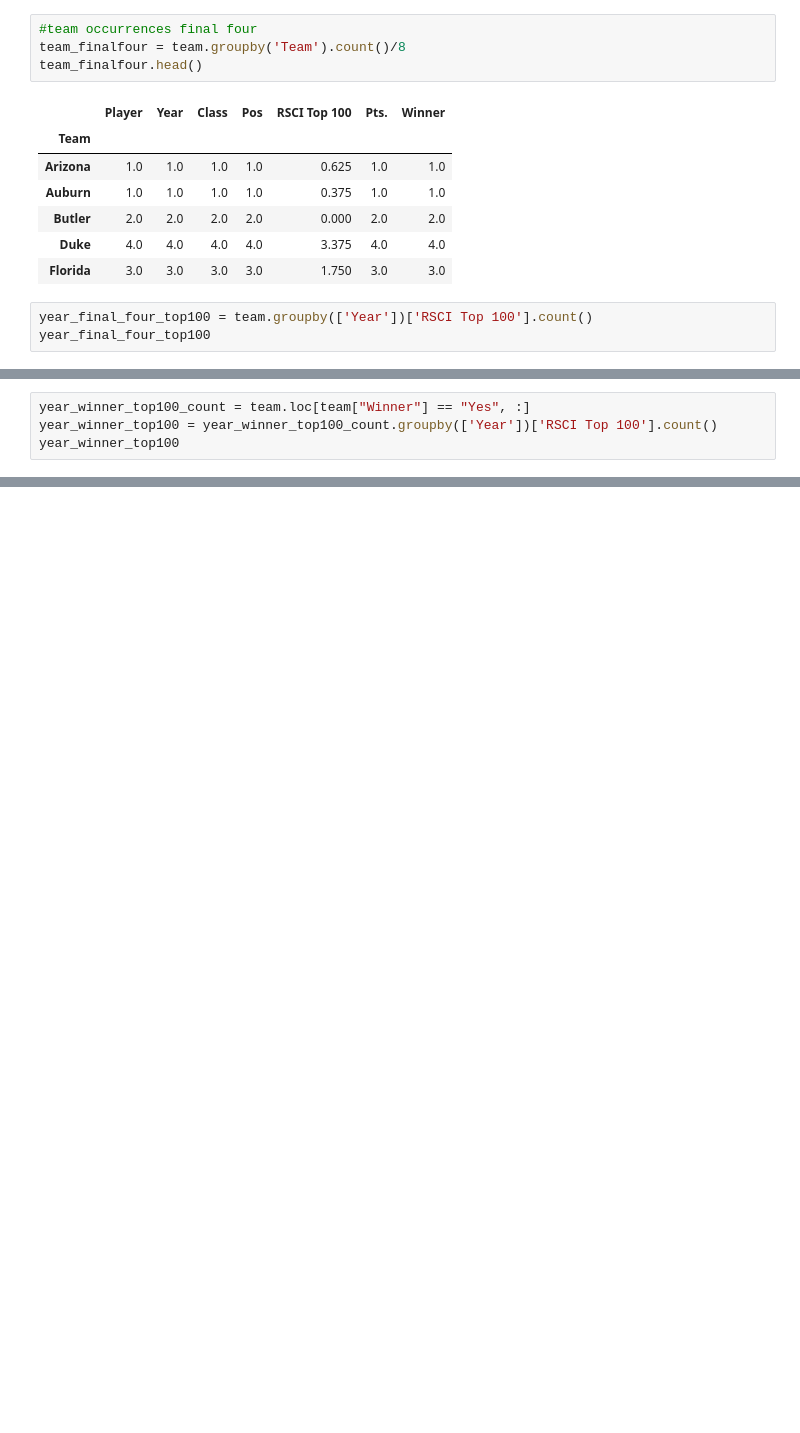
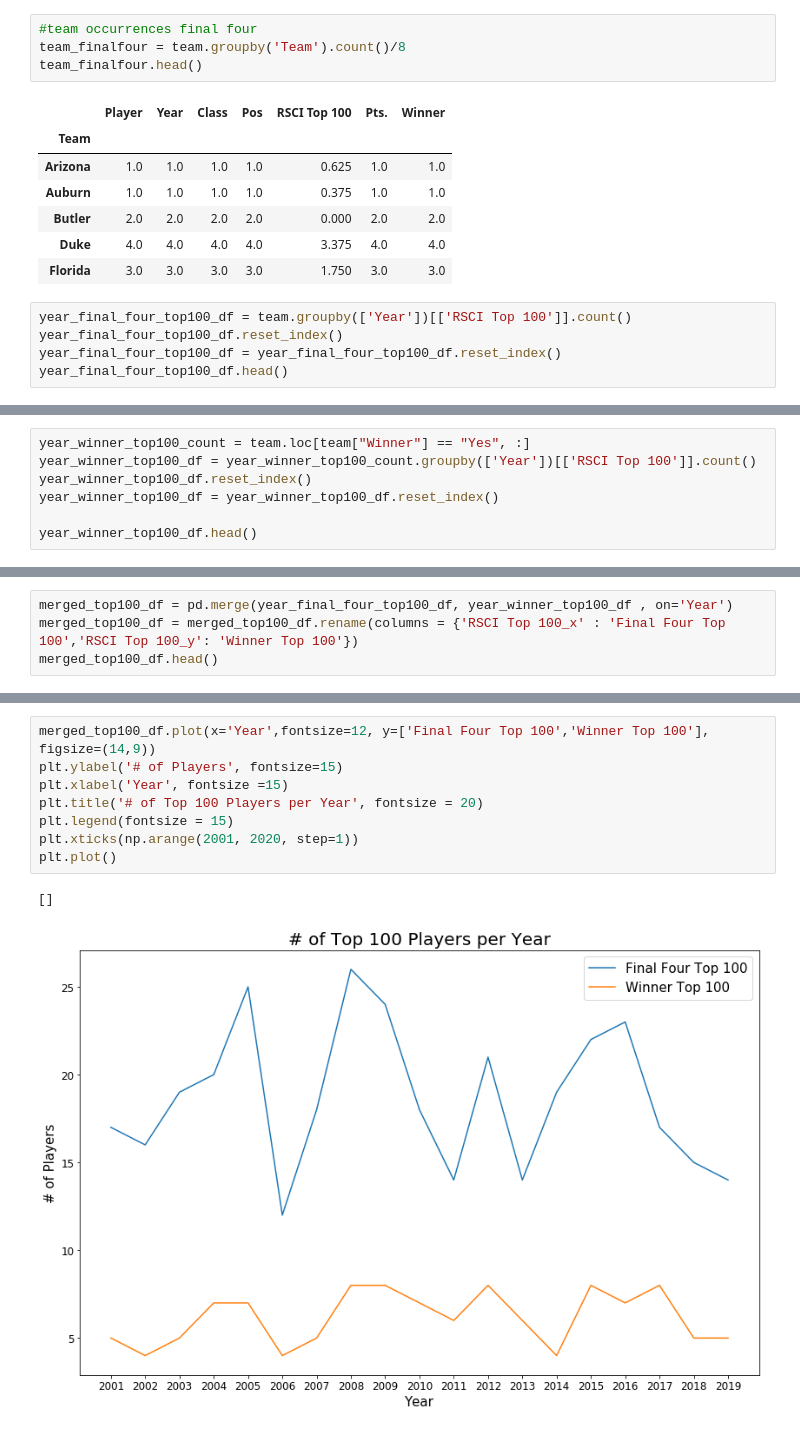
Before and after one commit to krosss1/1stProject_CollegeBBallAnalysis, a Jupyter notebook: first draft.ipynb, the cells around one changed output, grey strips where cells are left out. Cells and saved outputs as stored; diff of their text form; blank space fills up the shorter version.

```diff
--- a/first draft.ipynb
+++ b/first draft.ipynb
@@ -364,6 +152,8 @@ team_finalfour.head()
 | Duke | 4.0 | 4.0 | 4.0 | 4.0 | 3.375 | 4.0 | 4.0 |
 | Florida | 3.0 | 3.0 | 3.0 | 3.0 | 1.750 | 3.0 | 3.0 |
 # %%
-year_final_four_top100 = team.groupby(['Year'])['RSCI Top 100'].count()
-year_final_four_top100
+year_final_four_top100_df = team.groupby(['Year'])[['RSCI Top 100']].count()
+year_final_four_top100_df.reset_index()
+year_final_four_top100_df = year_final_four_top100_df.reset_index()
+year_final_four_top100_df.head()
 # %% [output]
@@ -387,5 +166,8 @@ Name: RSCI Top 100, dtype: int64
 # %%
 year_winner_top100_count = team.loc[team["Winner"] == "Yes", :]
-year_winner_top100 = year_winner_top100_count.groupby(['Year'])['RSCI Top 100'].count()
-year_winner_top100
+year_winner_top100_df = year_winner_top100_count.groupby(['Year'])[['RSCI Top 100']].count()
+year_winner_top100_df.reset_index()
+year_winner_top100_df = year_winner_top100_df.reset_index()
+
+year_winner_top100_df.head()
 # %% [output]
@@ -444,0 +180,4 @@ plt.show()
+# %%
+merged_top100_df = pd.merge(year_final_four_top100_df, year_winner_top100_df , on='Year')
+merged_top100_df = merged_top100_df.rename(columns = {'RSCI Top 100_x' : 'Final Four Top 100','RSCI Top 100_y': 'Winner Top 100'})
+merged_top100_df.head()
@@ -533,0 +314,11 @@ Name: Winner, Length: 76, dtype: int64
+# %%
+merged_top100_df.plot(x='Year',fontsize=12, y=['Final Four Top 100','Winner Top 100'], figsize=(14,9))
+plt.ylabel('# of Players', fontsize=15)
+plt.xlabel('Year', fontsize =15)
+plt.title('# of Top 100 Players per Year', fontsize = 20)
+plt.legend(fontsize = 15)
+plt.xticks(np.arange(2001, 2020, step=1))
+plt.plot()
+# %% [output]
+[]
+[figure, added]
```
Also changed, not shown: parts of 61 cells of this notebook, 2 other files.
